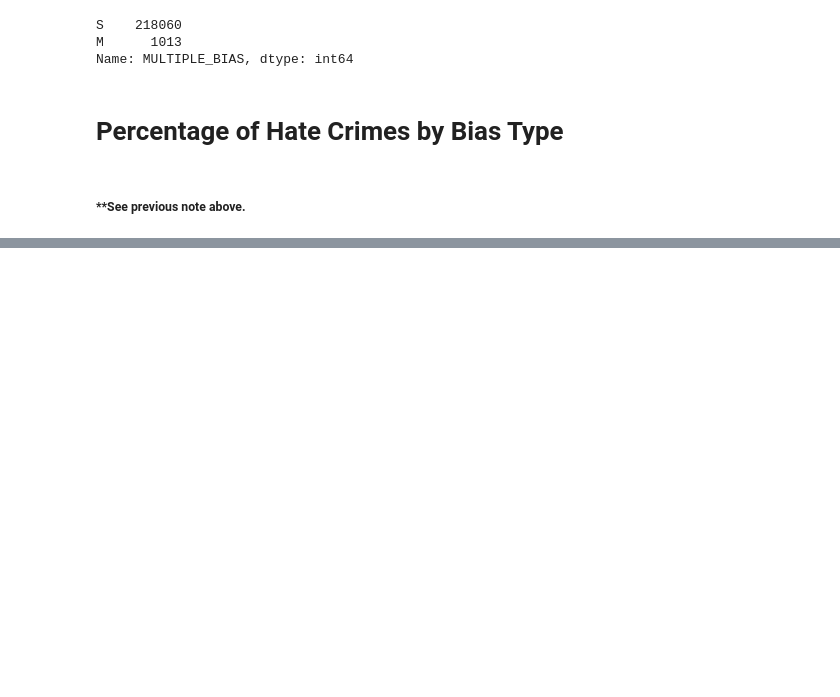
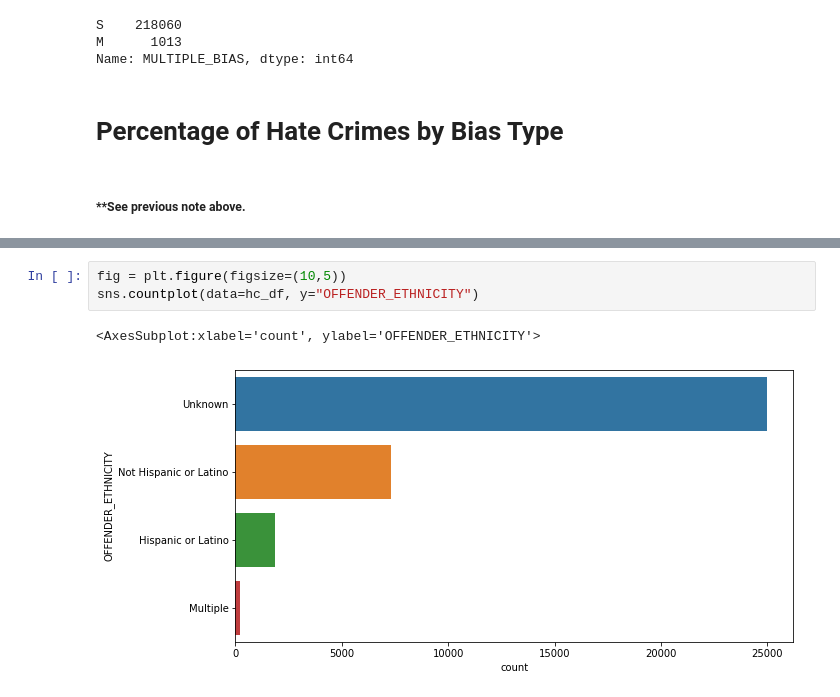
Before and after one commit to dreakian/Practice_Project_Hate_Crime_FBI_CDE, a Jupyter notebook: hate_crime_notebook.ipynb, the cells around one changed output, grey strips where cells are left out. Cells and saved outputs as stored; diff of their text form; blank space fills up the shorter version.

```diff
--- a/hate_crime_notebook.ipynb
+++ b/hate_crime_notebook.ipynb
@@ -462,0 +499,6 @@ Name: MULTIPLE_BIAS, dtype: float64
+# %%
+fig = plt.figure(figsize=(10,5))
+sns.countplot(data=hc_df, y="OFFENDER_ETHNICITY")
+# %% [output]
+<AxesSubplot:xlabel='count', ylabel='OFFENDER_ETHNICITY'>
+[figure, added]
```
Also changed, not shown: parts of 51 cells of this notebook.
